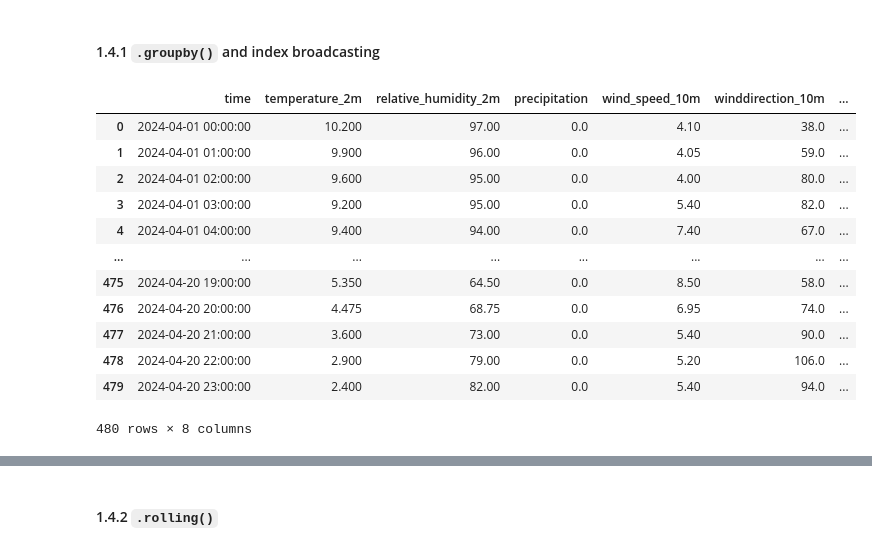
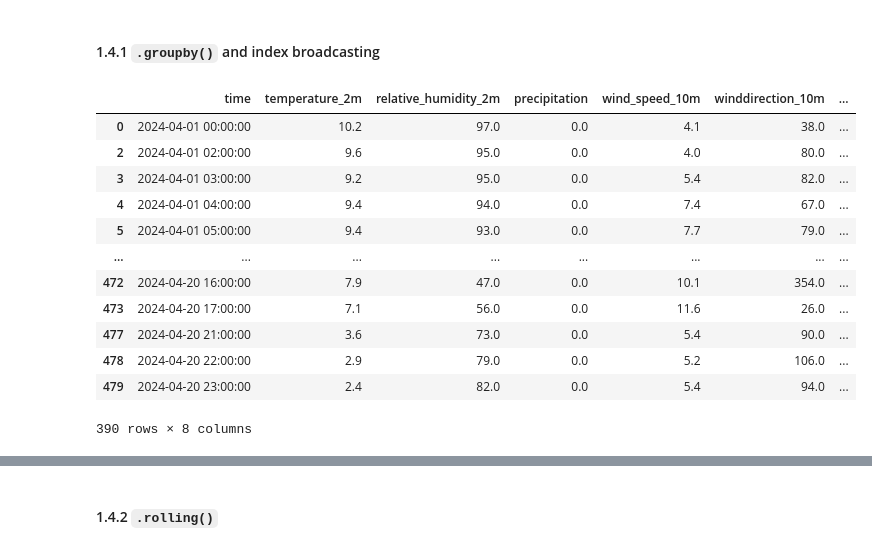
Before and after one commit to vigji/python-cimec-2024, a Jupyter notebook: practicals/Practicals_1.4.ipynb, the cells around one changed output, grey strips where cells are left out. Saved outputs shown, nothing was run; the diff lists cells and outputs as text; code cells hidden in the pictures.

```diff
--- a/practicals/Practicals_1.4.ipynb
+++ b/practicals/Practicals_1.4.ipynb
@@ -158,43 +193,47 @@ all_trials_df[trial_selection].plot(kind="scatter", x="difficulty_level", y="rt"
 #### 1.4.1  `.groupby()` and index broadcasting
 # %%
 # Take the meteo dataset using the function below
+import numpy as np
+
 def get_meteo_dataset():
     """Get a meteo dataset from the open-meteo API using a fixed window.
     Note how easy it is to get data from the web with pandas! As long as we give the URL of the csv data, pandas can read it.
     """
     np.random.seed(42)
     # URL = "https://api.open-meteo.com/v1/forecast?latitude=52.52&longitude=13.41&current=temperature_2m,relativehumidity_2m,precipitation,windspeed_10m,winddirection_10m&start_date=2023-02-10&end_date=2023-05-28&format=csv"
     URL = "https://api.open-meteo.com/v1/forecast?latitude=52.52&longitude=13.41&current=temperature_2m,wind_speed_10m&hourly=temperature_2m,relative_humidity_2m,precipitation,wind_speed_10m,winddirection_10m&start_date=2024-04-01&end_date=2024-04-20&format=csv"
     df = pd.read_csv(URL, skiprows=6)  # read the csv file, skipping the first 3 rows (a header)
     df.columns = [col.split(" ")[0] for col in df.columns]  # simplify column names
     df["time"] = pd.to_datetime(df["time"])  # convert the time column to datetime
     df["hour"], df["dayofyear"] = df["time"].dt.hour, df["time"].dt.dayofyear  # extract the hour and day of year
 
     # Here we artificially corrupt some of the data:
     missing_idx = np.random.choice(df.index[:1000], 100)
     df.loc[missing_idx, :] = np.nan
     return df
 
 # This new meteo dataset has columns for the day of the year,
 # hour of the day, and day of the week.
 # Check out the data and make sure we don't have missing values!
 ds = get_meteo_dataset()
-ds = ds.interpolate()
+# The alternative here would be interpolate, but it would produce funny values for the
+# dayofyear column
+ds = ds.dropna()
 ds
 # %% [output]
 |  | time | temperature_2m | relative_humidity_2m | precipitation | wind_speed_10m | winddirection_10m | ... |
-| 0 | 2024-04-01 00:00:00 | 10.200 | 97.00 | 0.0 | 4.10 | 38.0 | ... |
-| 1 | 2024-04-01 01:00:00 | 9.900 | 96.00 | 0.0 | 4.05 | 59.0 | ... |
-| 2 | 2024-04-01 02:00:00 | 9.600 | 95.00 | 0.0 | 4.00 | 80.0 | ... |
-| 3 | 2024-04-01 03:00:00 | 9.200 | 95.00 | 0.0 | 5.40 | 82.0 | ... |
-| 4 | 2024-04-01 04:00:00 | 9.400 | 94.00 | 0.0 | 7.40 | 67.0 | ... |
+| 0 | 2024-04-01 00:00:00 | 10.2 | 97.0 | 0.0 | 4.1 | 38.0 | ... |
+| 2 | 2024-04-01 02:00:00 | 9.6 | 95.0 | 0.0 | 4.0 | 80.0 | ... |
+| 3 | 2024-04-01 03:00:00 | 9.2 | 95.0 | 0.0 | 5.4 | 82.0 | ... |
+| 4 | 2024-04-01 04:00:00 | 9.4 | 94.0 | 0.0 | 7.4 | 67.0 | ... |
+| 5 | 2024-04-01 05:00:00 | 9.4 | 93.0 | 0.0 | 7.7 | 79.0 | ... |
 | ... | ... | ... | ... | ... | ... | ... | ... |
-| 475 | 2024-04-20 19:00:00 | 5.350 | 64.50 | 0.0 | 8.50 | 58.0 | ... |
-| 476 | 2024-04-20 20:00:00 | 4.475 | 68.75 | 0.0 | 6.95 | 74.0 | ... |
-| 477 | 2024-04-20 21:00:00 | 3.600 | 73.00 | 0.0 | 5.40 | 90.0 | ... |
-| 478 | 2024-04-20 22:00:00 | 2.900 | 79.00 | 0.0 | 5.20 | 106.0 | ... |
-| 479 | 2024-04-20 23:00:00 | 2.400 | 82.00 | 0.0 | 5.40 | 94.0 | ... |
+| 472 | 2024-04-20 16:00:00 | 7.9 | 47.0 | 0.0 | 10.1 | 354.0 | ... |
+| 473 | 2024-04-20 17:00:00 | 7.1 | 56.0 | 0.0 | 11.6 | 26.0 | ... |
+| 477 | 2024-04-20 21:00:00 | 3.6 | 73.0 | 0.0 | 5.4 | 90.0 | ... |
+| 478 | 2024-04-20 22:00:00 | 2.9 | 79.0 | 0.0 | 5.2 | 106.0 | ... |
+| 479 | 2024-04-20 23:00:00 | 2.4 | 82.0 | 0.0 | 5.4 | 94.0 | ... |
-480 rows × 8 columns
+390 rows × 8 columns
 # %%
 # Use the .groupby() method to compute the mean temperature for each hour of the day:
 mean_temps = ds.groupby("dayofyear").mean()["temperature_2m"]
```
Also changed, not shown: parts of 7 cells of this notebook, 5 other files.
